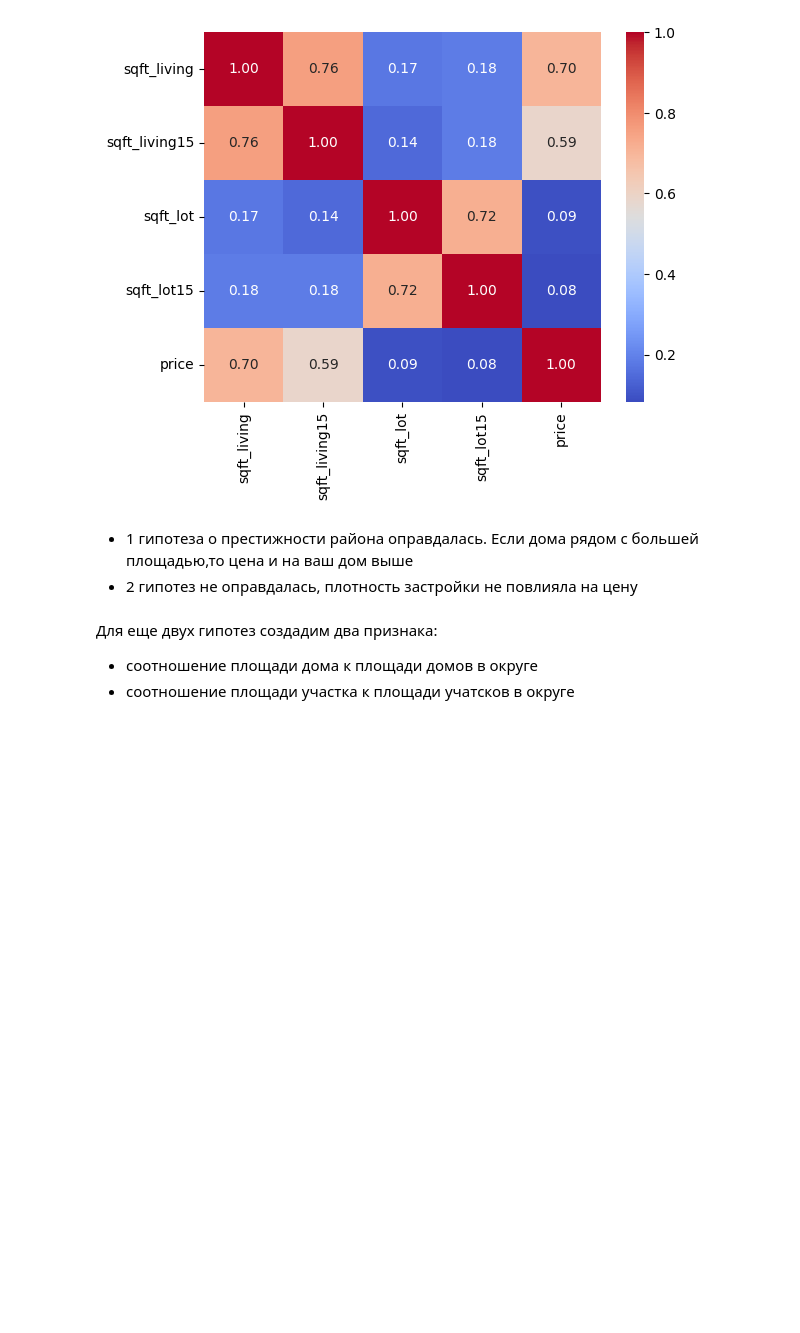
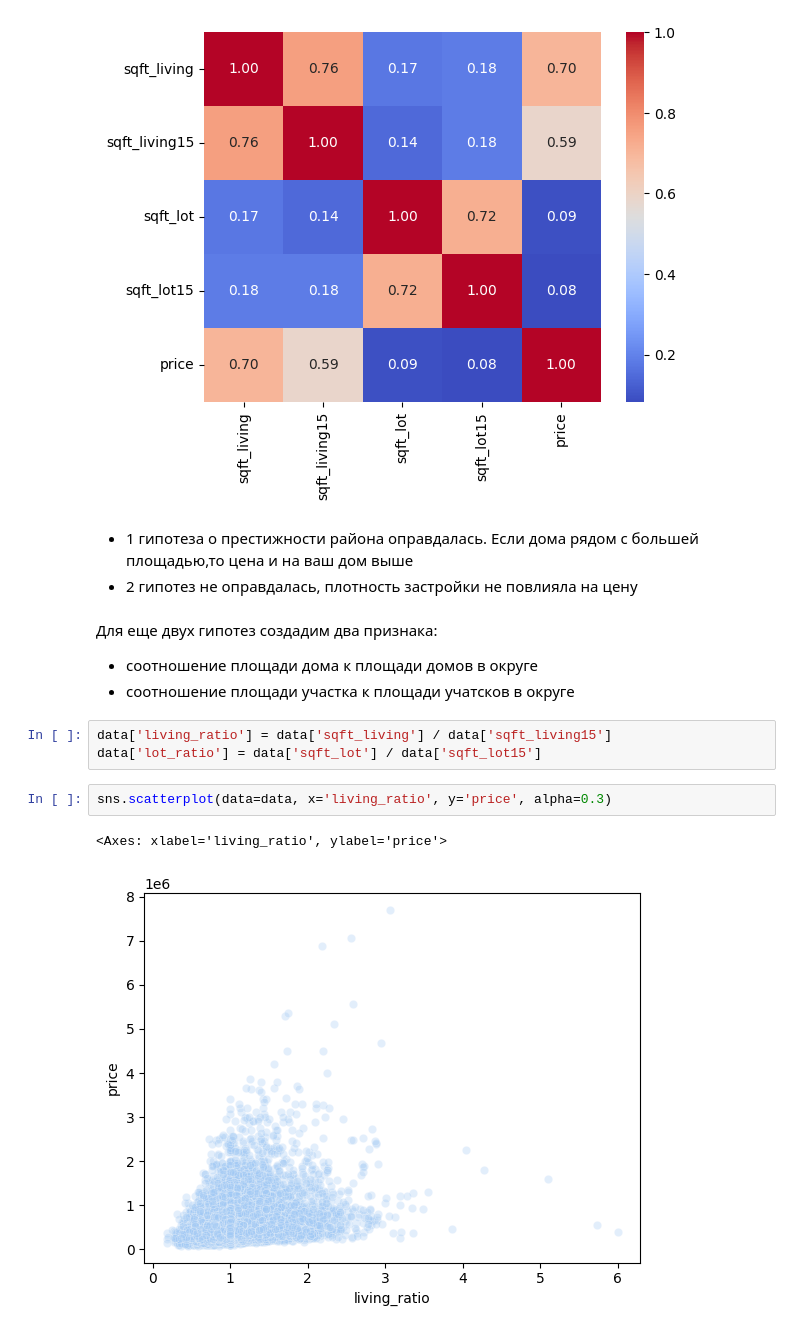
Before and after one commit to Daniil-Leshchev/house-sales-ml, a Jupyter notebook: house-sales.ipynb, the cells around one changed output. Drawn from its saved outputs; the diff is of its cells as text; blank space fills up the shorter version.

```diff
--- a/house-sales.ipynb
+++ b/house-sales.ipynb
@@ -475,3 +475,11 @@ make_heatmap(data[['sqft_living', 'sqft_living15', 'sqft_lot', 'sqft_lot15', 'pr
 Для еще двух гипотез создадим два признака:
 * соотношение площади дома к площади домов в округе
 * соотношение площади участка к площади учатсков в округе
+# %%
+data['living_ratio'] = data['sqft_living'] / data['sqft_living15']
+data['lot_ratio'] = data['sqft_lot'] / data['sqft_lot15']
+# %%
+sns.scatterplot(data=data, x='living_ratio', y='price', alpha=0.3)
+# %% [output]
+<Axes: xlabel='living_ratio', ylabel='price'>
+[figure, added]
```
Also changed, not shown: parts of 18 cells of this notebook.
